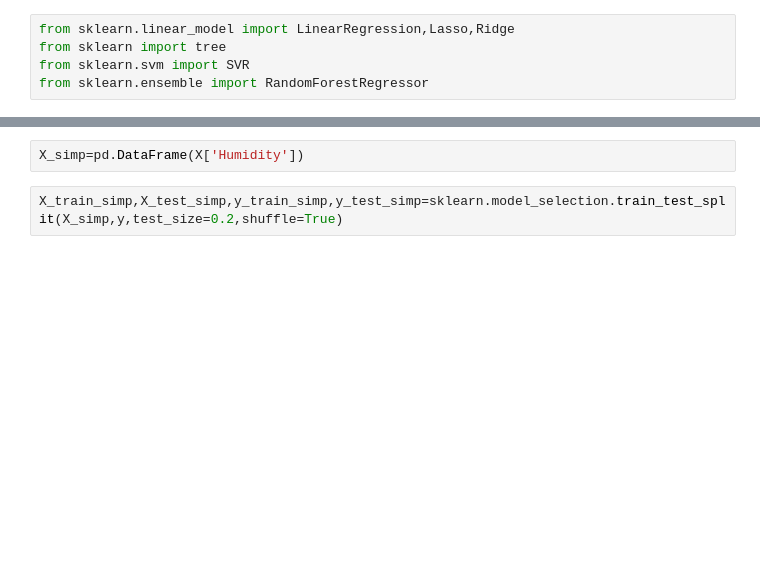
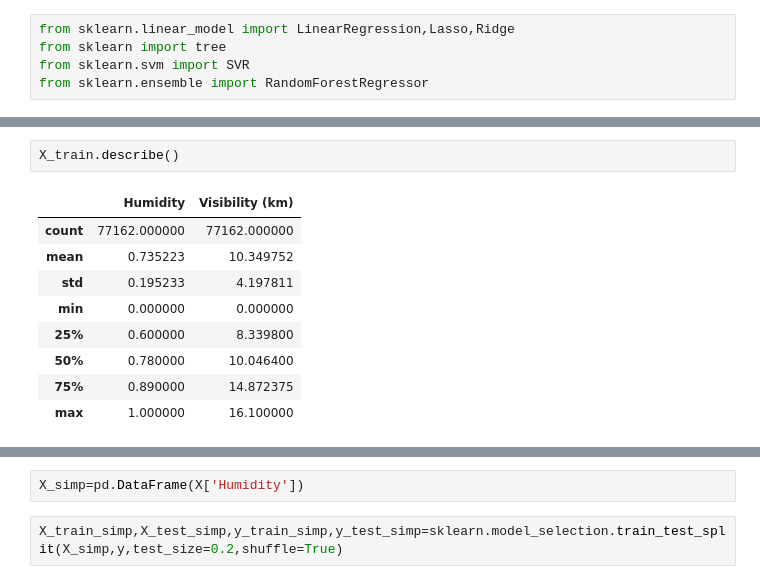
Before and after one commit to data-eater/python_practice_code, a Jupyter notebook: supervised_learning/regression2.ipynb, the cells around one changed output, grey strips where cells are left out. Saved outputs shown, nothing was run; the diff lists cells and outputs as text; blank space fills up the shorter version.

```diff
--- a/supervised_learning/regression2.ipynb
+++ b/supervised_learning/regression2.ipynb
@@ -188,0 +222,12 @@ plt.show()
+# %%
+X_train.describe()
+# %% [output]
+|  | Humidity | Visibility (km) |
+| count | 77162.000000 | 77162.000000 |
+| mean | 0.735223 | 10.349752 |
+| std | 0.195233 | 4.197811 |
+| min | 0.000000 | 0.000000 |
+| 25% | 0.600000 | 8.339800 |
+| 50% | 0.780000 | 10.046400 |
+| 75% | 0.890000 | 14.872375 |
+| max | 1.000000 | 16.100000 |
```
Also changed, not shown: parts of 18 cells of this notebook, 3 other files.
